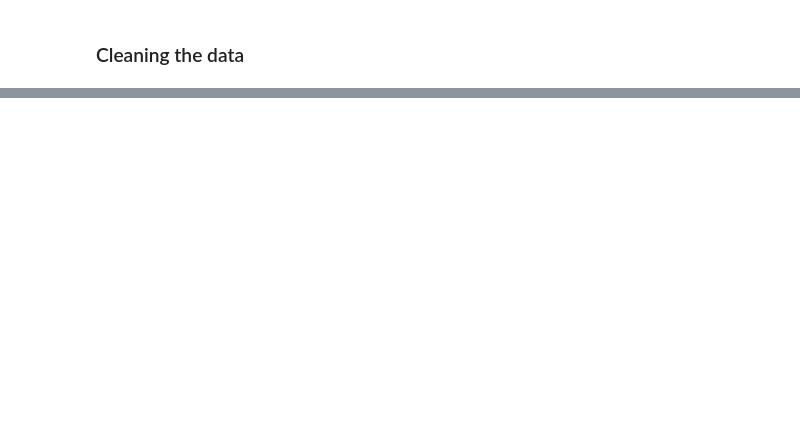
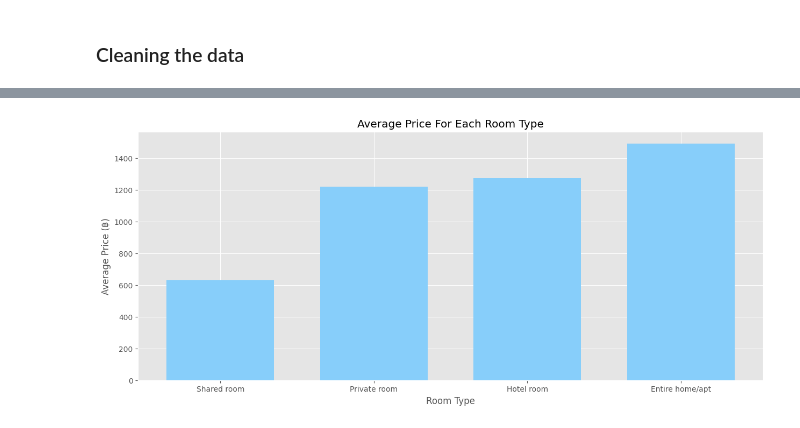
Before and after one commit to jshum17/Airbnb-Listings-Analysis, a Jupyter notebook: notebook.ipynb, the cells around one changed output, grey strips where cells are left out. Saved outputs shown, nothing was run; the diff lists cells and outputs as text; code cells hidden in the pictures; blank space fills up the shorter version.

```diff
--- a/notebook.ipynb
+++ b/notebook.ipynb
@@ -127,0 +247,11 @@ After removing all the free listings in our dataset, we can see that the total n
+# %%
+# Selecting columns room_type and price
+rt_prices = listing[['room_type', 'price']]
+
+# Grouping room_type and then aggreating the prices based on mean
+rt_prices = rt_prices.groupby("room_type")['price'].agg('mean')
+
+# Resetting index of table
+rt_prices = rt_prices.reset_index()
+
+rt_prices
@@ -127,0 +264,18 @@ After removing all the free listings in our dataset, we can see that the total n
+# %%
+# Sorting prices in ascending order
+rt_prices = rt_prices.sort_values(by = 'price')
+
+# Create a Figure and an Axes with plt.subplots
+plt.style.use('ggplot')
+fig, ax = plt.subplots()
+
+# Plotting average price against each neighbourhood
+fig.set_size_inches(15, 6)
+ax.bar(rt_prices["room_type"], rt_prices['price'], color = 'lightskyblue', width = 0.7)
+ax.set_xlabel("Room Type")
+ax.set_ylabel("Average Price (฿)")
+ax.set_title("Average Price For Each Room Type")
+
+plt.show()
+# %% [output]
+[figure, added]
```
Also changed, not shown: parts of 21 cells of this notebook.
